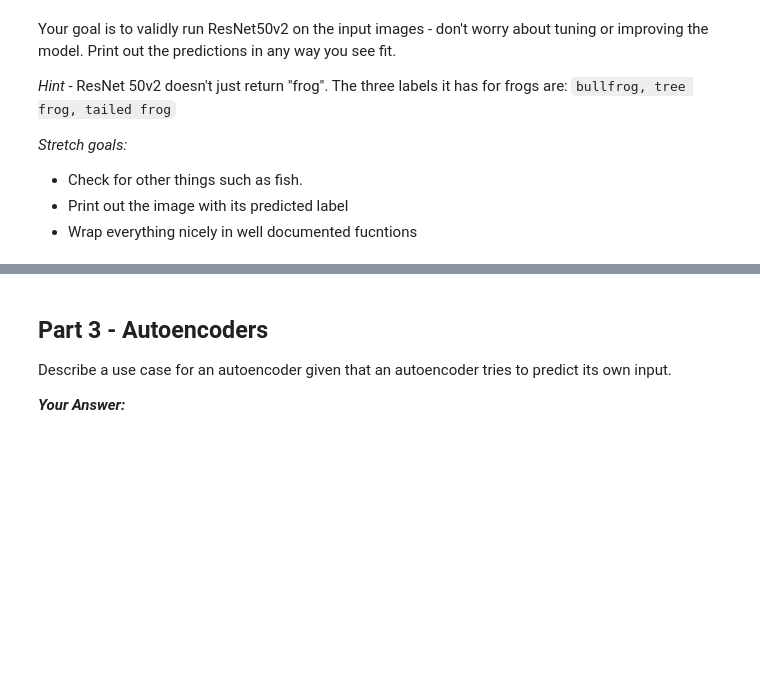
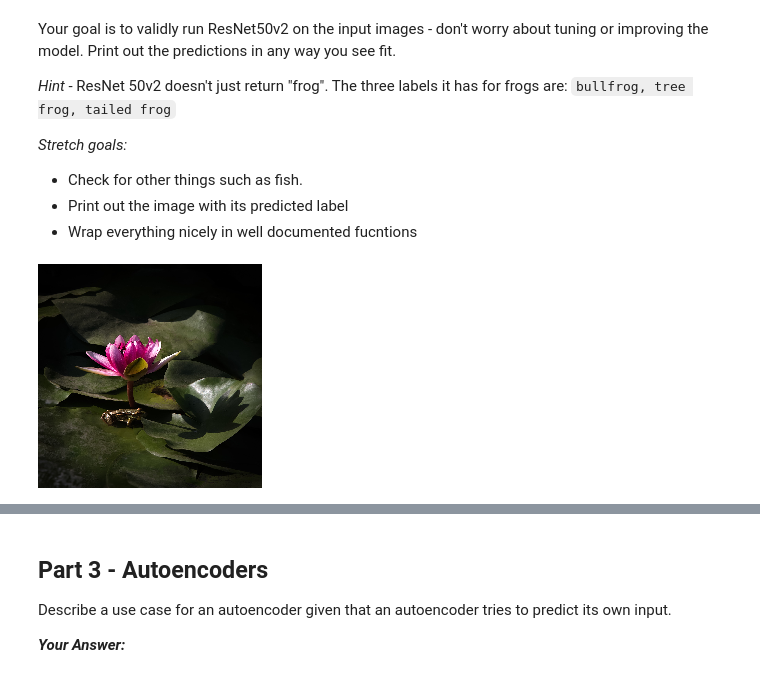
Before and after one commit to marianvinas/DS-Unit-4-Sprint-3-Deep-Learning, a Jupyter notebook: MVLS_DS_Unit_4_Sprint_Challenge_3_v2.ipynb, the cells around one changed output, grey strips where cells are left out. Saved outputs shown, nothing was run; the diff lists cells and outputs as text; code cells hidden in the pictures; blank space fills up the shorter version.

```diff
--- a/MVLS_DS_Unit_4_Sprint_Challenge_3_v2.ipynb
+++ b/MVLS_DS_Unit_4_Sprint_Challenge_3_v2.ipynb
@@ -212,0 +274,38 @@ from tensorflow.keras.applications.resnet_v2 import ResNet50V2, decode_predictio
+# %%
+from tensorflow.keras.applications.resnet_v2 import ResNet50V2, decode_predictions, preprocess_input
+# TODO - your code!
+import numpy as np
+
+from tensorflow.keras.applications.resnet50 import ResNet50
+from tensorflow.keras.preprocessing import image
+from tensorflow.keras.applications.resnet50 import preprocess_input, decode_predictions
+
+def process_img_path(img_path):
+  return image.load_img(img_path, target_size=(224, 224))
+
+def img_contains_frog(img):
+    """ Scans image for Frogs
+
+    Should return a boolean (True/False) if a frog is in the image.
+
+    Inputs:
+    ---------
+    img:  Precrossed image ready for prediction. The `process_img_path`
+    function should already be applied to the image.
+
+    Returns:
+    ---------
+    frogs (boolean):  TRUE or FALSE - There are frogs in the image.
+
+    """
+    types_of_frogs = ['bullfrog', 'tree frog', 'tailed frog']
+    x = image.img_to_array(img)
+    x = np.expand_dims(x, axis=0)
+    x = preprocess_input(x)
+    model = ResNet50(weights='imagenet')
+    features = model.predict(x)
+    results = decode_predictions(features, top=3)[0]
+    for entry in results:
+        if entry[1] in types_of_frogs:
+            return True
+    return False
@@ -212,0 +319,4 @@ from tensorflow.keras.applications.resnet_v2 import ResNet50V2, decode_predictio
+# %%
+process_img_path('/content/sample_data/frog_images/cristiane-teston-bcnfJvEYm1Y-unsplash.jpg')
+# %% [output]
+[figure, added]
```
Also changed, not shown: parts of 23 cells of this notebook, 3 other files.
